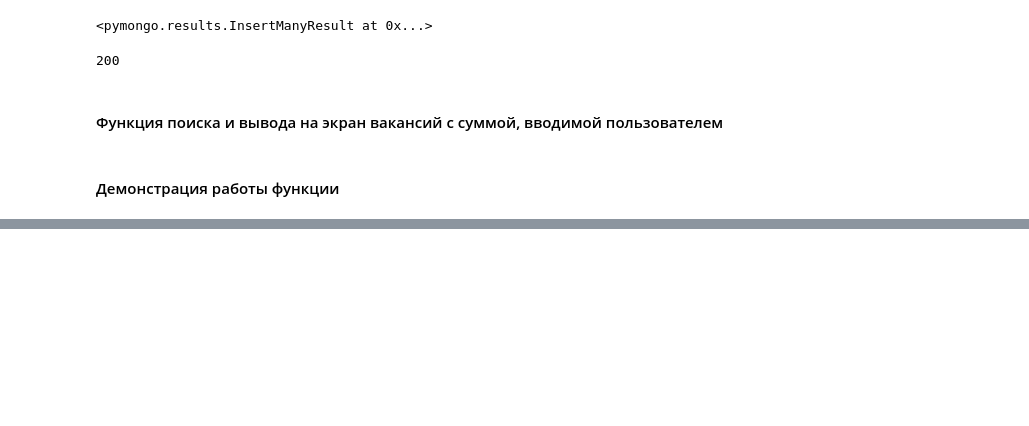
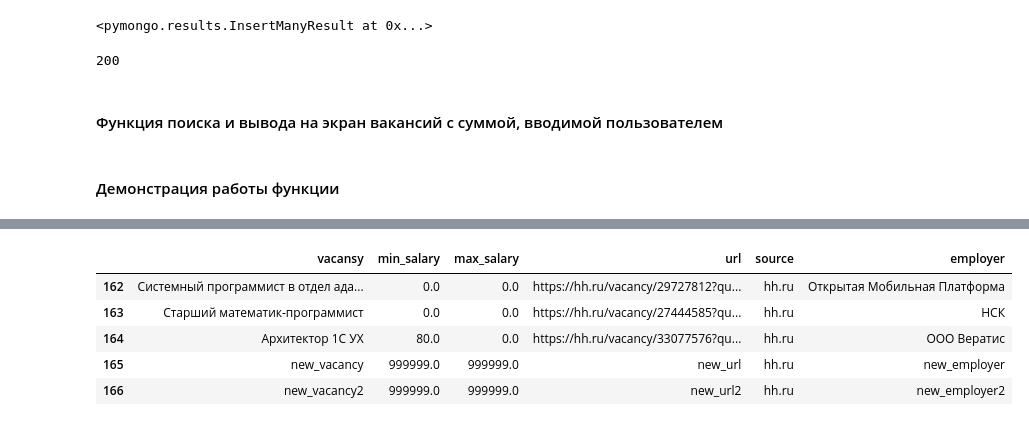
Before and after one commit to superpavelka/Methods-of-collecting-and-processing-data-from-the-Internet, a Jupyter notebook: Task3/Task3.ipynb, the cells around one changed output, grey strips where cells are left out. Saved outputs shown, nothing was run; the diff lists cells and outputs as text; code cells hidden in the pictures; blank space fills up the shorter version.

```diff
--- a/Task3/Task3.ipynb
+++ b/Task3/Task3.ipynb
@@ -150,0 +162,7 @@ showVacancys(sj_db)
+# %%
+hh_df2 = pd.DataFrame({'vacansy':['new_vacancy','new_vacancy2'],
+                       'min_salary':[999999,999999],
+                       'max_salary':[999999,999999],
+                       'url':['new_url','new_url2'],
+                       'source':['hh.ru','hh.ru'],
+                       'employer':['new_employer','new_employer2']})
@@ -150,0 +175,11 @@ showVacancys(sj_db)
+# %%
+hh_df = hh_df.append(hh_df2, ignore_index = True)
+# %%
+hh_df.tail()
+# %% [output]
+|  | vacansy | min_salary | max_salary | url | source | employer |
+| 162 | Системный программист в отдел ада... | 0.0 | 0.0 | https://hh.ru/vacancy/29727812?qu... | hh.ru | Открытая Мобильная Платформа |
+| 163 | Старший математик-программист | 0.0 | 0.0 | https://hh.ru/vacancy/27444585?qu... | hh.ru | НСК |
+| 164 | Архитектор 1С УХ | 80.0 | 0.0 | https://hh.ru/vacancy/33077576?qu... | hh.ru | ООО Вератис |
+| 165 | new_vacancy | 999999.0 | 999999.0 | new_url | hh.ru | new_employer |
+| 166 | new_vacancy2 | 999999.0 | 999999.0 | new_url2 | hh.ru | new_employer2 |
```
Also changed, not shown: parts of 8 cells of this notebook.
